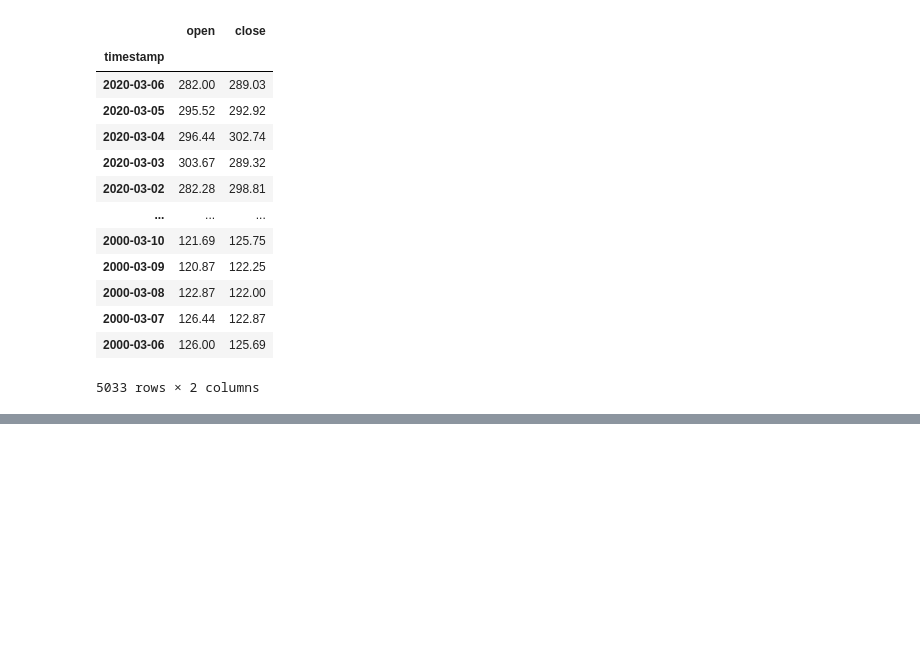
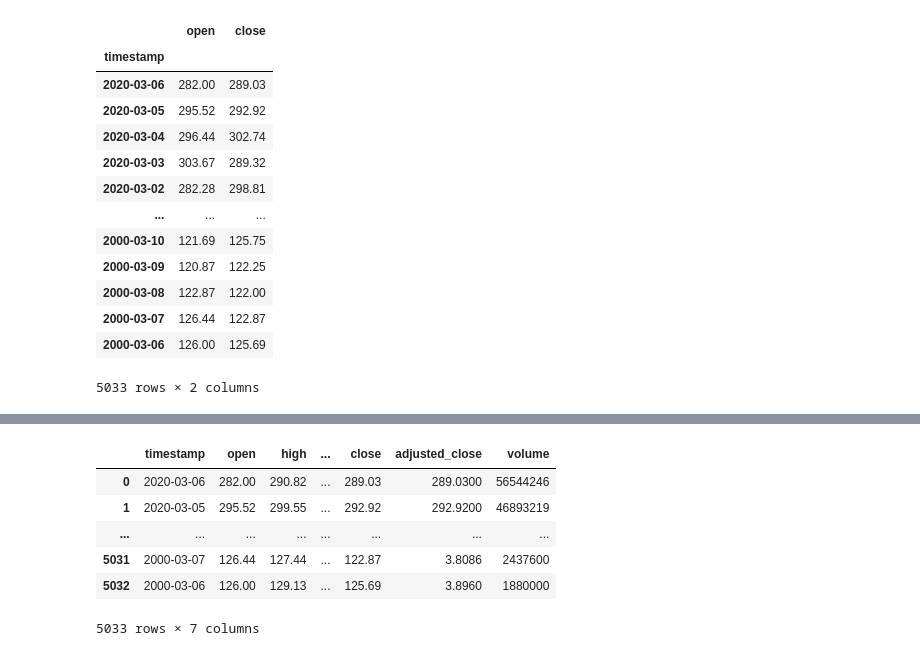
Before and after one commit to alanshalem/python-finanzas-quant, a Jupyter notebook: t[1] Pandas DataFrames/001_pandas/001_pandas.ipynb, the cells around one changed output, grey strips where cells are left out. Drawn from its saved outputs; the diff is of its cells as text; code cells hidden in the pictures; blank space fills up the shorter version.

```diff
--- a/t[1] Pandas DataFrames/001_pandas/001_pandas.ipynb
+++ b/t[1] Pandas DataFrames/001_pandas/001_pandas.ipynb
@@ -127,0 +133,14 @@ data
+# %%
+pd.options.display.max_rows = 4
+pd.options.display.max_columns = 6
+
+data = pd.read_excel('AAPL.xlsx', sheet_name='Hoja1')
+data
+# %% [output]
+|  | timestamp | open | high | ... | close | adjusted_close | volume |
+| 0 | 2020-03-06 | 282.00 | 290.82 | ... | 289.03 | 289.0300 | 56544246 |
+| 1 | 2020-03-05 | 295.52 | 299.55 | ... | 292.92 | 292.9200 | 46893219 |
+| ... | ... | ... | ... | ... | ... | ... | ... |
+| 5031 | 2000-03-07 | 126.44 | 127.44 | ... | 122.87 | 3.8086 | 2437600 |
+| 5032 | 2000-03-06 | 126.00 | 129.13 | ... | 125.69 | 3.8960 | 1880000 |
+5033 rows × 7 columns
```
Also changed, not shown: parts of 17 cells of this notebook, 5 other files.
